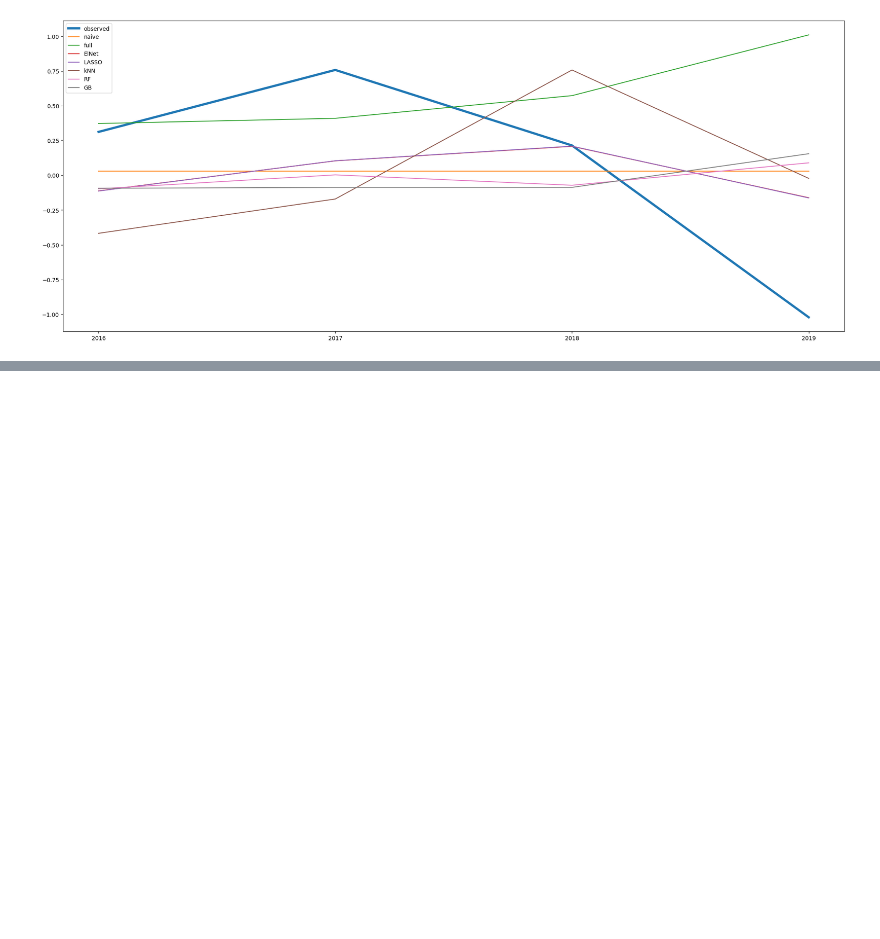
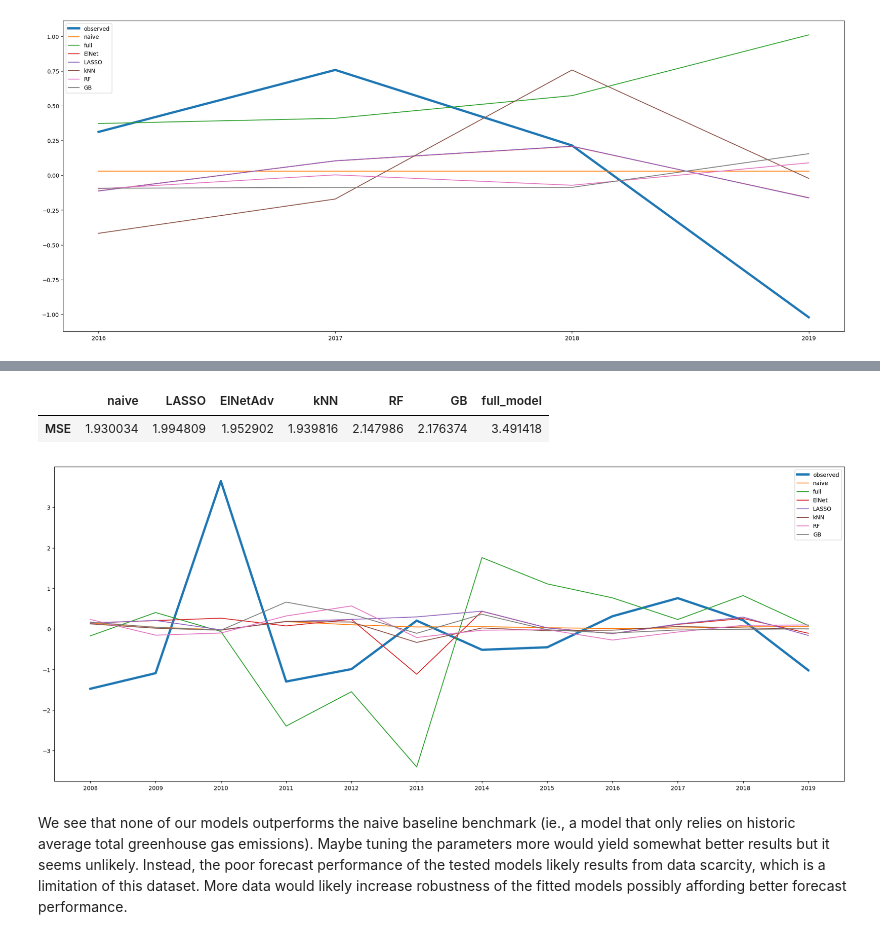
Before and after one commit to AlexSkowron/climate_change_forecasting, a Jupyter notebook: forecasting_climate_change.ipynb, the cells around one changed output, grey strips where cells are left out. Saved outputs shown, nothing was run; the diff lists cells and outputs as text; code cells hidden in the pictures; blank space fills up the shorter version.

```diff
--- a/forecasting_climate_change.ipynb
+++ b/forecasting_climate_change.ipynb
@@ -87,11 +80,12 @@ df_world = df_world.drop(["EN.ATM.SF6G.KT.CE", "EN.ATM.PFCG.KT.CE", "EN.ATM.NOXE
 # %% [markdown]
 I will remove data for years where no greenhouse gas emission data is available for the World region (beginnig and end of the time-series). This subsets the data to the time period between 1990 and 2019. We will apply the same subset for the country-wise dataframe (also dropping countries entirely if no data is available).
 # %%
+# deal with nans (for analysis and plotting separately)
 nan_idx = df_world.index[df_world["EN.ATM.GHGT.KT.CE"].isna()]
 df_world = df_world.drop(nan_idx,axis=0)
 df_emiss = df_emiss.drop(nan_idx,axis=0) # also apply to country df
 
-# drop countries with missing values
+# drop countries with missing values (for plotting)
 def check_na(x):
     return x.isna().any()
 
@@ -102,6 +96,16 @@ incl_idx=np.array(df_emiss["Country Code"].map(lambda x: x not in miss_c.index[m
 
 df_emiss = df_emiss.loc[incl_idx]
 del incl_idx, miss_c
+
+# add column to express change as % from 1990
+df_emiss_change = df_emiss.groupby(by="Country Code")["EN.ATM.GHGT.KT.CE"].apply(lambda x: (x / x.iloc[0])*100)
+df_emiss_change.index = df_emiss.index
+
+df_emiss["EN.ATM.GHGT.KT.CE_perc"] = df_emiss_change
+
+# change dtype to numeric
+df_emiss["EN.ATM.GHGT.KT.CE"] = pd.to_numeric(df_emiss["EN.ATM.GHGT.KT.CE"])
+df_emiss["EN.ATM.GHGT.KT.CE_perc"] = pd.to_numeric(df_emiss["EN.ATM.GHGT.KT.CE_perc"])
 # %% [markdown]
 Next, I remove from the world dataframe all features with more than 75% missing values. I will deal with the remaining missing values in the feature engineering step.
 # %%
@@ -632,0 +656,12 @@ The non-linear models perform surprisingly poorly not even reaching accuracy lev
+# %%
+# years to define train-test splits in each iteration
+test_years = ['2007','2008','2009','2010','2011','2012','2013','2014', '2015', '2016', '2017', '2018']
+
+def get_forecast_years(year):
+    return str(int(year)+1)
+
+forecast_years = list(map(get_forecast_years,test_years))
+
+# initialize df for model forecast evaluation
+forecasts = pd.DataFrame()
+forecast_err = pd.DataFrame()
@@ -632,0 +812,25 @@ The non-linear models perform surprisingly poorly not even reaching accuracy lev
+# %%
+# show MSE for each model
+MSE =  pd.DataFrame(forecast_err.mean(axis=0), columns=['MSE']).transpose()
+MSE
+# %% [output]
+|  | naive | LASSO | ElNetAdv | kNN | RF | GB | full_model |
+| MSE | 1.930034 | 1.994809 | 1.952902 | 1.939816 | 2.147986 | 2.176374 | 3.491418 |
+# %%
+fig, ax1 = plt.subplots(1,1,figsize=(25,10))
+
+ax1.plot(df_world_tf.loc[forecast_years,"EN.ATM.GHGT.KT.CE"],label="observed",linewidth=4)
+ax1.plot(forecasts.naive,label="naive")
+ax1.plot(forecasts.full_model,label="full")
+ax1.plot(forecasts.ElNetAdv,label="ElNet")
+ax1.plot(forecasts.LASSO,label="LASSO")
+ax1.plot(forecasts.kNN,label="kNN")
+ax1.plot(forecasts.RF,label="RF")
+ax1.plot(forecasts.GB,label="GB")
+ax1.legend()
+
+plt.show()
+# %% [output]
+[figure, added]
+# %% [markdown]
+We see that none of our models outperforms the naive baseline benchmark (ie., a model that only relies on historic average total greenhouse gas emissions). Maybe tuning the parameters more would yield somewhat better results but it seems unlikely. Instead, the poor forecast performance of the tested models likely results from data scarcity, which is a limitation of this dataset. More data would likely increase robustness of the fitted models possibly affording better forecast performance.
```
Also changed, not shown: parts of 27 cells of this notebook, 1 other file.
